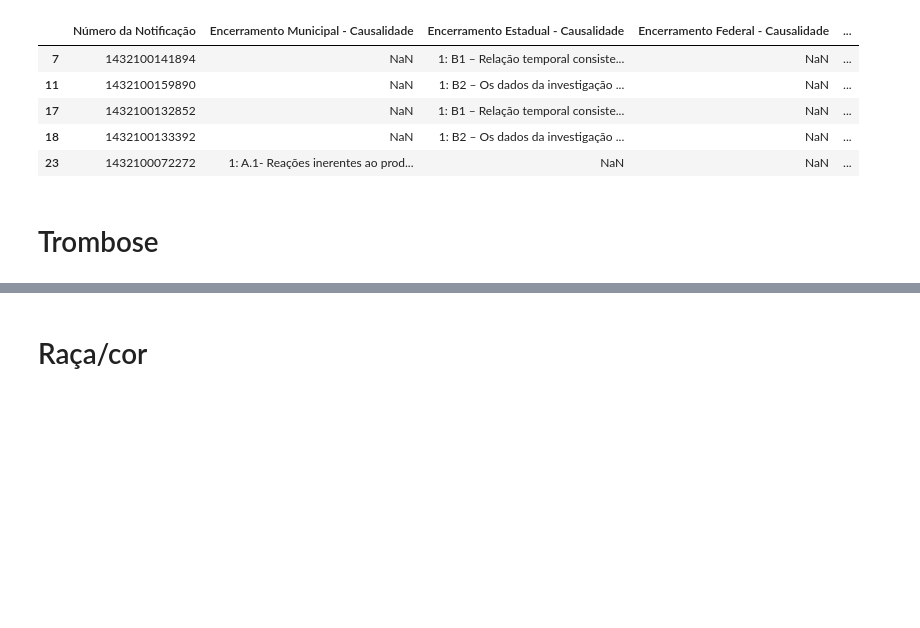
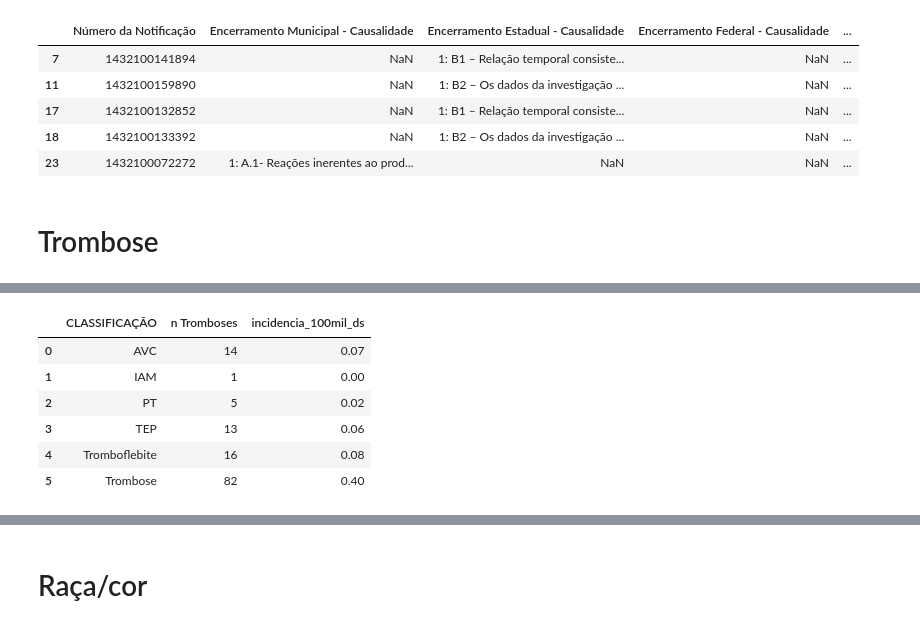
Before and after one commit to NatanaelKlein21/script-boletim-epidemiologico-01-de-2022, a Jupyter notebook: scrip_incidencia_geral_BE06.ipynb, the cells around one changed output, grey strips where cells are left out. Cells and saved outputs as stored; diff of their text form; code cells hidden in the pictures; blank space fills up the shorter version.

```diff
--- a/scrip_incidencia_geral_BE06.ipynb
+++ b/scrip_incidencia_geral_BE06.ipynb
@@ -807,0 +801,10 @@ df_guillain_encerradas
+# %%
+df_tromboses_vac = df_tromboses.copy()
+df_tromboses_vac = df_tromboses_vac.groupby(['VACINA']).count().reset_index()
+# Merge com aplicadas por vacina:
+df_tromboses_vac = pd.merge(df_tromboses_vac, df_apl_por_vacina, left_on='VACINA', right_on='TP_VACINA', how='outer')
+df_tromboses_vac.rename(columns={'COUNT': 'aplicadas'}, inplace=True)
+df_tromboses_vac = df_tromboses_vac[['VACINA', 'aplicadas', 'n Tromboses']]
+# Incidência por vacina
+df_tromboses_vac['incidencia_100mil_ds'] = ((df_tromboses_vac['n Tromboses'] / df_tromboses_vac['aplicadas']) *100000).round(2)
+df_tromboses_vac
@@ -807,0 +817,7 @@ df_guillain_encerradas
+# %%
+# Variaveis com valores de vacinas
+aplicadas_astra = df_tromboses_vac['aplicadas'].iloc[0]
+aplicadas_corona = df_tromboses_vac['aplicadas'].iloc[1]
+aplicadas_janssen = df_tromboses_vac['aplicadas'].iloc[2]
+aplicadas_pfizer = df_tromboses_vac['aplicadas'].iloc[3]
+total_aplicados = df_tromboses_vac['aplicadas'].sum()
@@ -807,0 +855,15 @@ df_guillain_encerradas
+# %%
+df_classificacao_total = df_trombose_classificado.copy()
+df_classificacao_total = df_classificacao_total[['CLASSIFICAÇÃO', 'n Tromboses']]
+df_classificacao_total = df_classificacao_total.groupby(by=['CLASSIFICAÇÃO']).sum().reset_index()
+# Incidência
+df_classificacao_total['incidencia_100mil_ds'] = ((df_classificacao_total['n Tromboses'] / total_aplicados) *100000).round(2)
+df_classificacao_total
+# %% [output]
+|  | CLASSIFICAÇÃO | n Tromboses | incidencia_100mil_ds |
+| 0 | AVC | 14 | 0.07 |
+| 1 | IAM | 1 | 0.00 |
+| 2 | PT | 5 | 0.02 |
+| 3 | TEP | 13 | 0.06 |
+| 4 | Tromboflebite | 16 | 0.08 |
+| 5 | Trombose | 82 | 0.40 |
```
Also changed, not shown: parts of 24 cells of this notebook, 1 other file.
